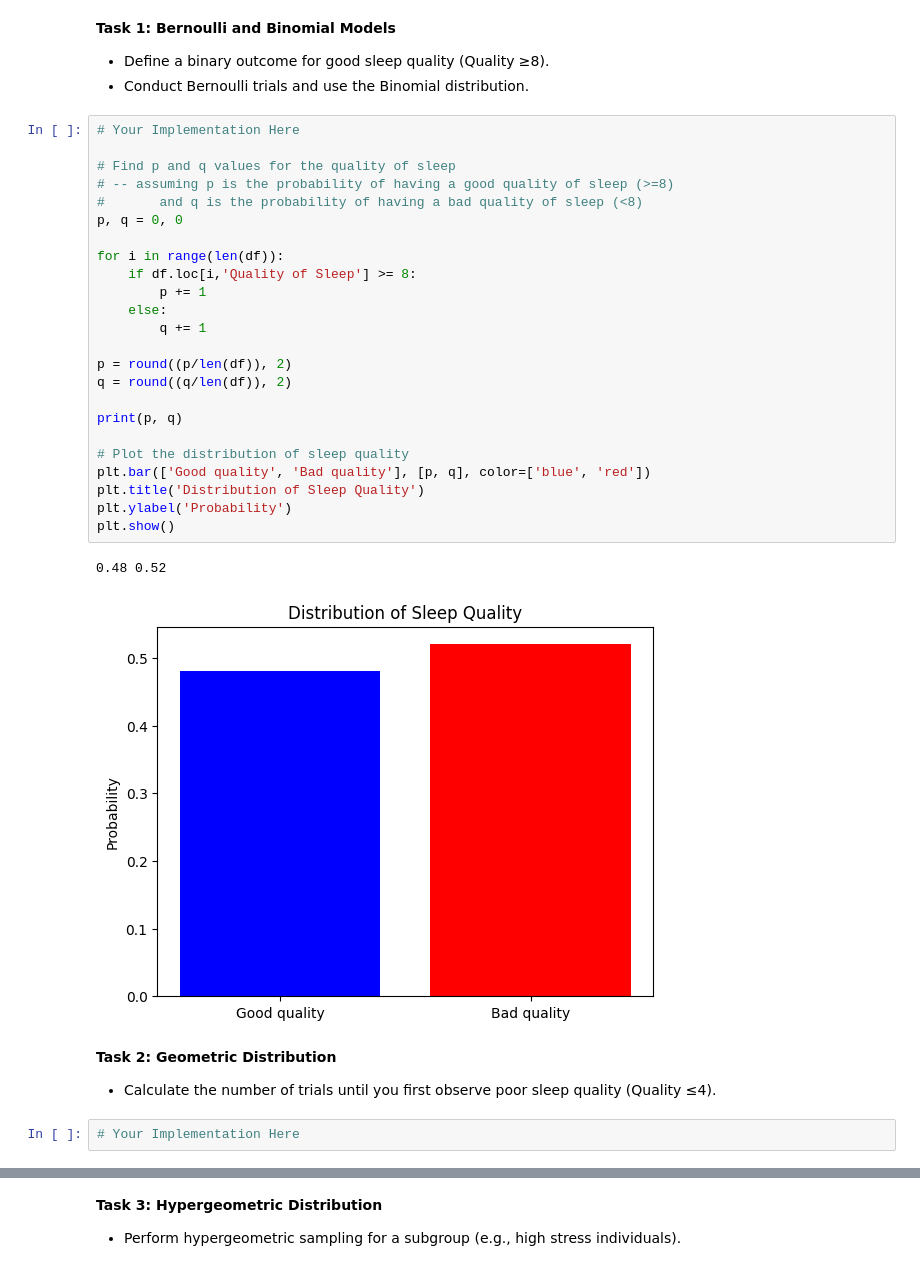
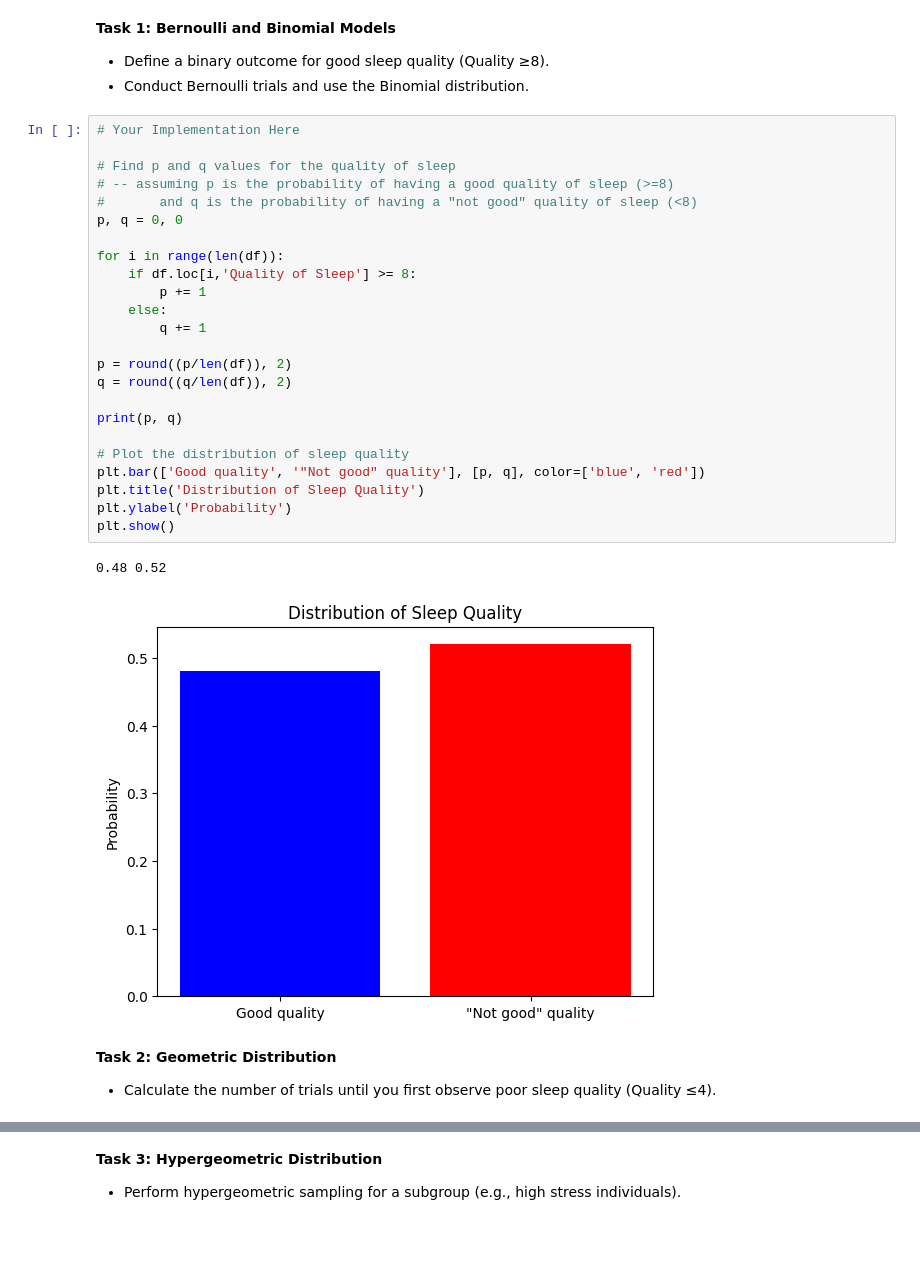
Before and after one commit to emochivo/Probability-in-Medical-Diagnostics-and-Sleep-Analysis, a Jupyter notebook: EE_381_AI_assignment.ipynb, the cells around one changed output, grey strips where cells are left out. Cells and saved outputs as stored; diff of their text form; blank space fills up the shorter version.

```diff
--- a/EE_381_AI_assignment.ipynb
+++ b/EE_381_AI_assignment.ipynb
@@ -58,32 +58,30 @@ df = df.dropna() # Example: dropping rows with missing values
 # %%
 # Your Implementation Here
 
 # Find p and q values for the quality of sleep
 # -- assuming p is the probability of having a good quality of sleep (>=8)
-#       and q is the probability of having a bad quality of sleep (<8)
+#       and q is the probability of having a "not good" quality of sleep (<8)
 p, q = 0, 0
 
 for i in range(len(df)):
     if df.loc[i,'Quality of Sleep'] >= 8:
         p += 1
     else:
         q += 1
 
 p = round((p/len(df)), 2)
 q = round((q/len(df)), 2)
 
 print(p, q)
 
 # Plot the distribution of sleep quality
-plt.bar(['Good quality', 'Bad quality'], [p, q], color=['blue', 'red'])
+plt.bar(['Good quality', '"Not good" quality'], [p, q], color=['blue', 'red'])
 plt.title('Distribution of Sleep Quality')
 plt.ylabel('Probability')
 plt.show()
 # %% [output]
 0.48 0.52
-[figure, old version]
+[figure, new version]
 # %% [markdown]
 **Task 2: Geometric Distribution**
 - Calculate the number of trials until you first observe poor sleep quality (Quality ≤4).
-# %%
-# Your Implementation Here
```
Also changed, not shown: parts of 1 cell of this notebook.
